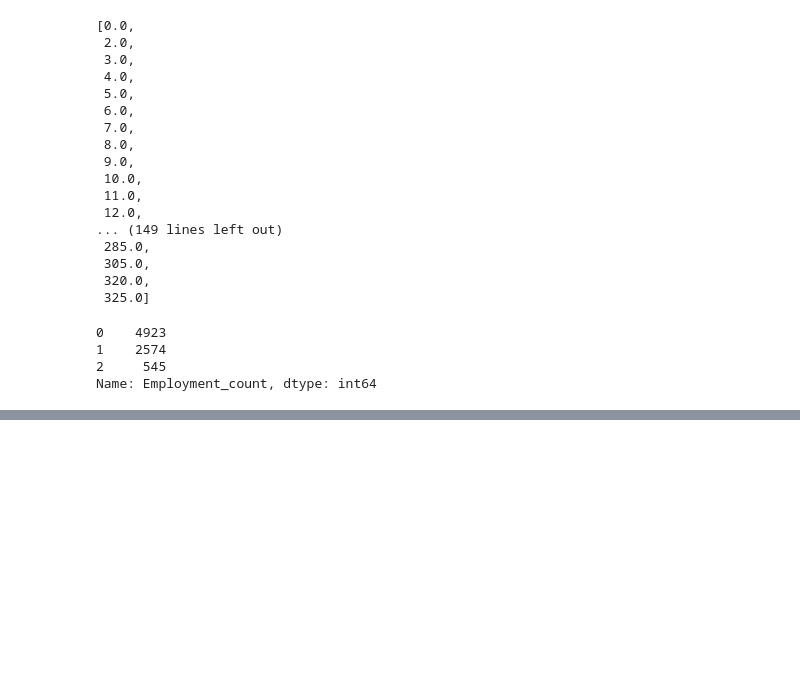
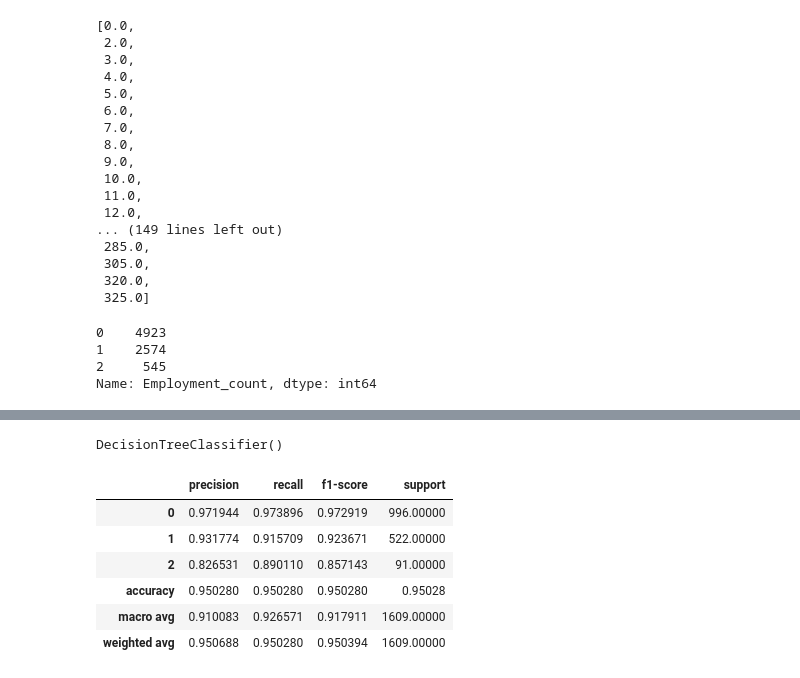
Before and after one commit to Akarshan-Jaiswal/Project_ALBA, a Jupyter notebook: notebooks/Decision_Tree_Jaga.ipynb, the cells around one changed output, grey strips where cells are left out. Cells and saved outputs as stored; diff of their text form; code cells hidden in the pictures; blank space fills up the shorter version.

```diff
--- a/notebooks/Decision_Tree_Jaga.ipynb
+++ b/notebooks/Decision_Tree_Jaga.ipynb
@@ -218,0 +214,5 @@ dtype: object
+# %%
+model = DecisionTreeClassifier()
+model.fit(X_train, y_train)
+# %% [output]
+DecisionTreeClassifier()
@@ -218,0 +221,12 @@ dtype: object
+# %%
+report=classification_report(y_pred,y_test,output_dict=True)
+report_df=pd.DataFrame(report).transpose()
+report_df
+# %% [output]
+|  | precision | recall | f1-score | support |
+| 0 | 0.971944 | 0.973896 | 0.972919 | 996.00000 |
+| 1 | 0.931774 | 0.915709 | 0.923671 | 522.00000 |
+| 2 | 0.826531 | 0.890110 | 0.857143 | 91.00000 |
+| accuracy | 0.950280 | 0.950280 | 0.950280 | 0.95028 |
+| macro avg | 0.910083 | 0.926571 | 0.917911 | 1609.00000 |
+| weighted avg | 0.950688 | 0.950280 | 0.950394 | 1609.00000 |
```
Also changed, not shown: parts of 14 cells of this notebook.
